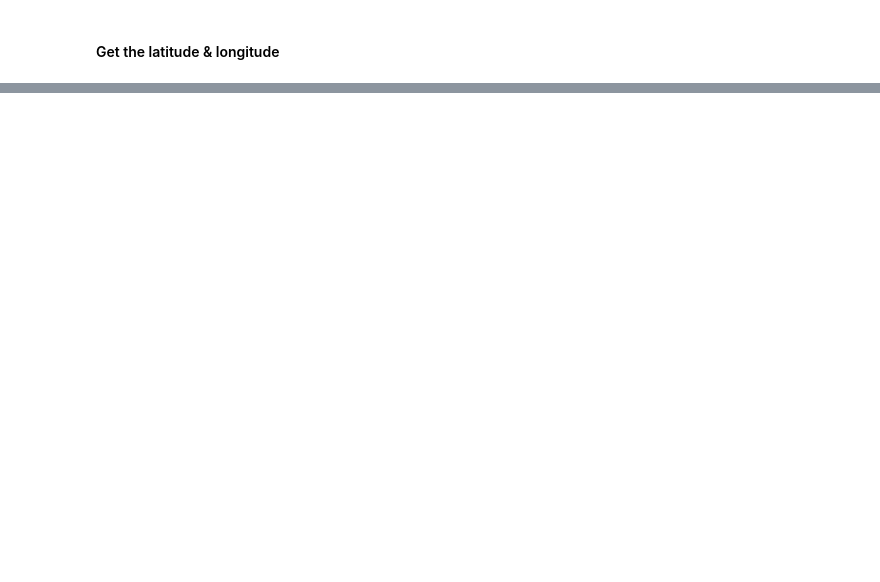
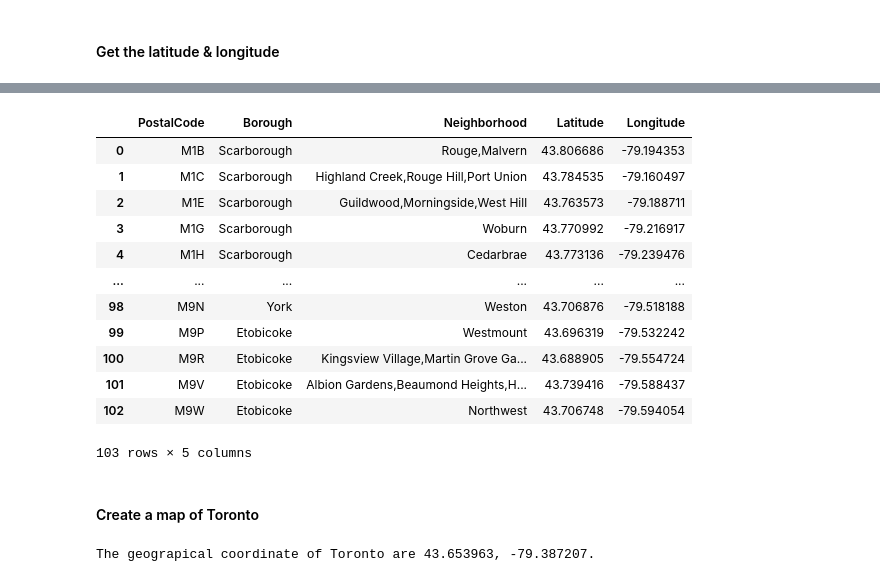
Before and after one commit to bilou12/ibm-data-science-specialization, a Jupyter notebook: week3.ipynb, the cells around one changed output, grey strips where cells are left out. Saved outputs shown, nothing was run; the diff lists cells and outputs as text; code cells hidden in the pictures; blank space fills up the shorter version.

```diff
--- a/week3.ipynb
+++ b/week3.ipynb
@@ -66,0 +66,8 @@ longitude = lat_lng_coords[1]
+# %%
+filepath = 'C:\\temp\\Geospatial_Coordinates.csv'
+
+geo_coordinates_df = pd.read_csv(filepath_or_buffer=filepath)
+
+geo_coordinates_df = geo_coordinates_df.rename(columns={'Postal Code': 'PostalCode'})
+
+geo_coordinates_df.head()
@@ -66,0 +81,32 @@ longitude = lat_lng_coords[1]
+# %%
+df = pd.merge(left=df, right=geo_coordinates_df, on='PostalCode')
+# %%
+df
+# %% [output]
+|  | PostalCode | Borough | Neighborhood | Latitude | Longitude |
+| 0 | M1B | Scarborough | Rouge,Malvern | 43.806686 | -79.194353 |
+| 1 | M1C | Scarborough | Highland Creek,Rouge Hill,Port Union | 43.784535 | -79.160497 |
+| 2 | M1E | Scarborough | Guildwood,Morningside,West Hill | 43.763573 | -79.188711 |
+| 3 | M1G | Scarborough | Woburn | 43.770992 | -79.216917 |
+| 4 | M1H | Scarborough | Cedarbrae | 43.773136 | -79.239476 |
+| ... | ... | ... | ... | ... | ... |
+| 98 | M9N | York | Weston | 43.706876 | -79.518188 |
+| 99 | M9P | Etobicoke | Westmount | 43.696319 | -79.532242 |
+| 100 | M9R | Etobicoke | Kingsview Village,Martin Grove Ga... | 43.688905 | -79.554724 |
+| 101 | M9V | Etobicoke | Albion Gardens,Beaumond Heights,H... | 43.739416 | -79.588437 |
+| 102 | M9W | Etobicoke | Northwest | 43.706748 | -79.594054 |
+103 rows × 5 columns
+# %% [markdown]
+#### Create a map of Toronto
+# %%
+from geopy.geocoders import Nominatim # convert an address into latitude and longitude values
+
+address = 'Toronto'
+
+geolocator = Nominatim(user_agent="toronto_explorer")
+location = geolocator.geocode(address)
+latitude = location.latitude
+longitude = location.longitude
+print('The geograpical coordinate of Toronto are {}, {}.'.format(latitude, longitude))
+# %% [output]
+The geograpical coordinate of Toronto are 43.653963, -79.387207.
```
Also changed, not shown: parts of 35 cells of this notebook.
